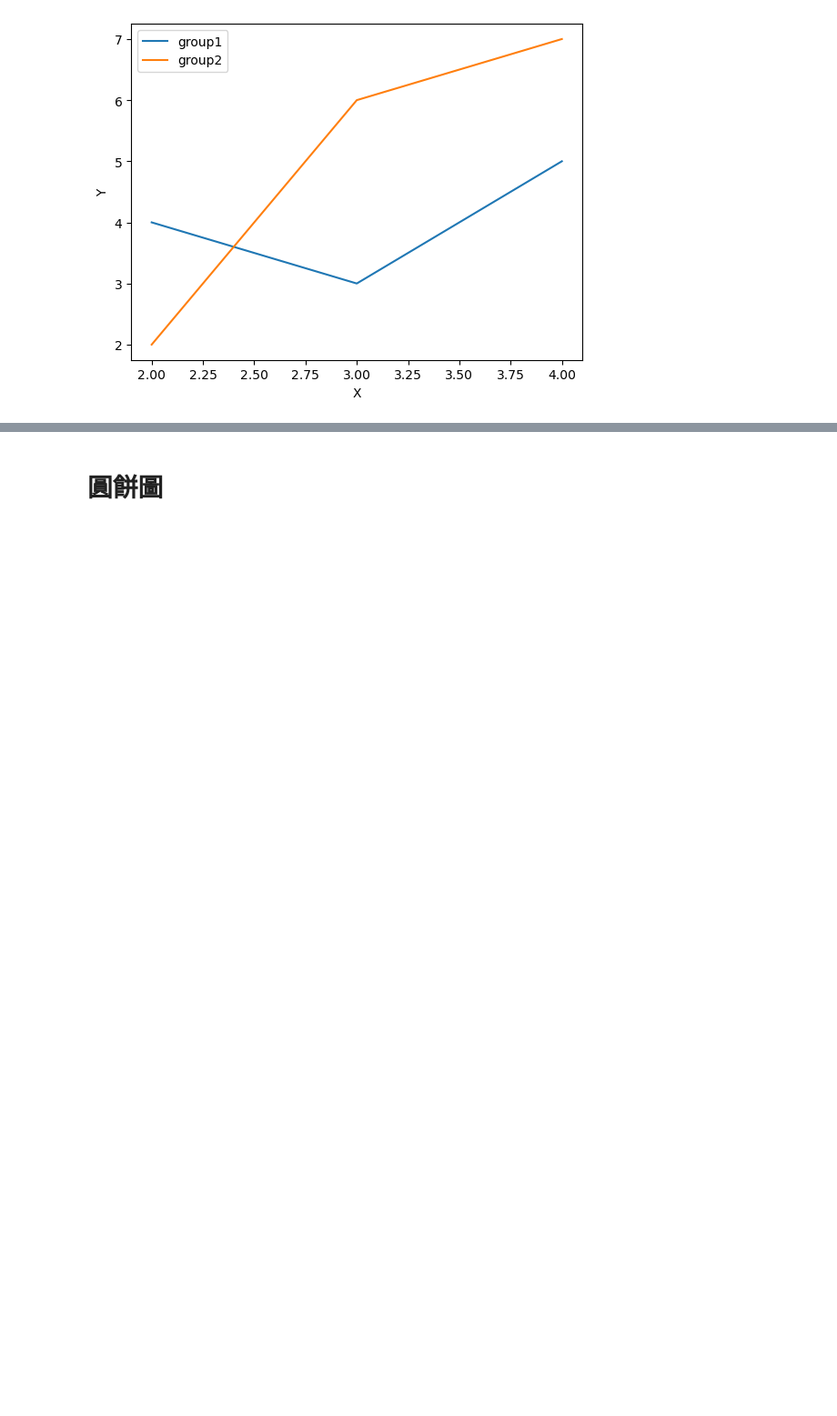
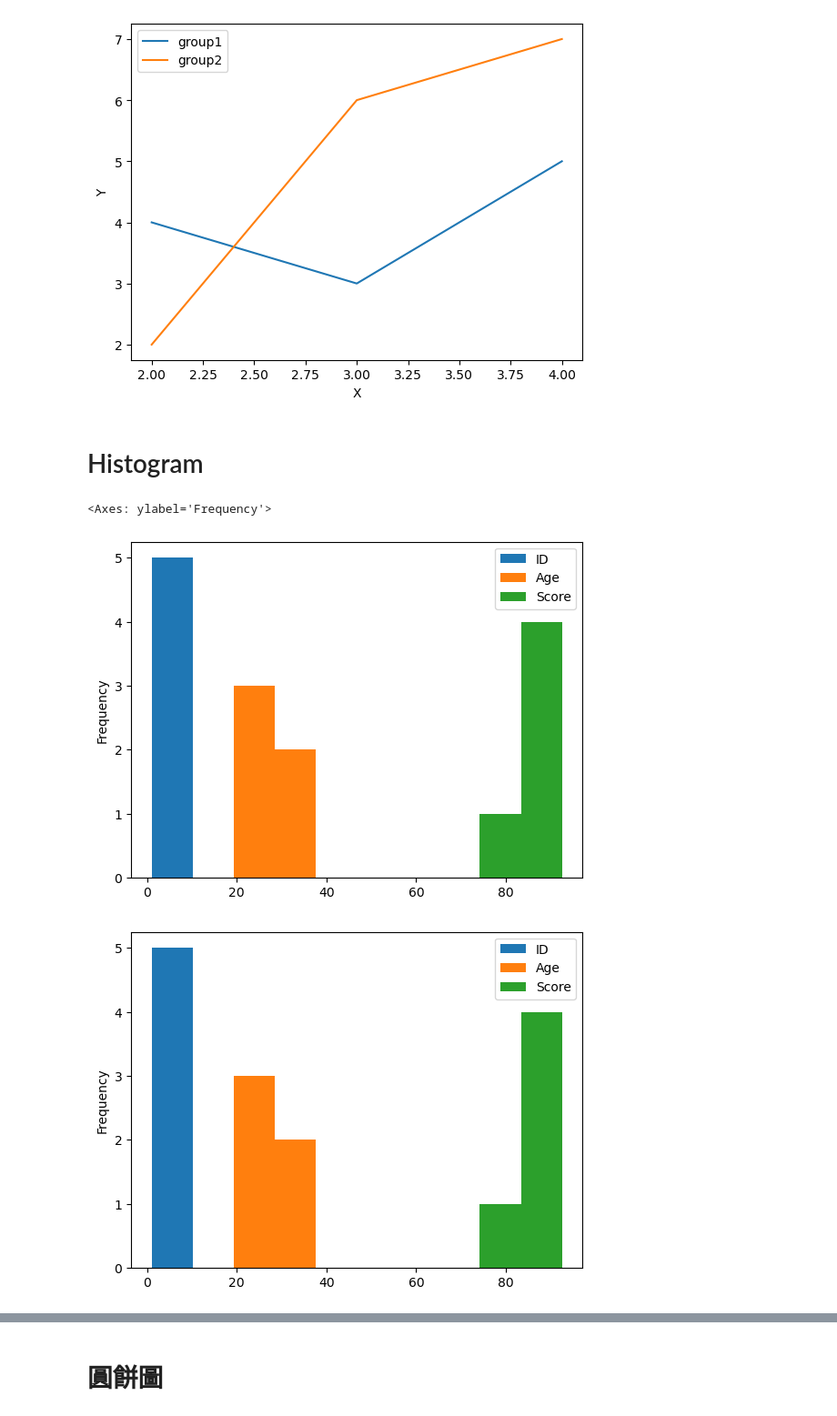
Before and after one commit to benson1231/DataScience, a Jupyter notebook: Python/matplotlib.ipynb, the cells around one changed output, grey strips where cells are left out. Shown: that part at 91% size. Cells and saved outputs as stored; diff of their text form; code cells hidden in the pictures; blank space fills up the shorter version.

```diff
--- a/Python/matplotlib.ipynb
+++ b/Python/matplotlib.ipynb
@@ -14,3 +44,12 @@ plt.ylabel("Y")
 plt.show()
 # %% [output]
 [figure]
+# %% [markdown]
+# Histogram
+# %%
+df.plot(kind= "hist")
+# df.plot.hist()
+# %% [output]
+<Axes: ylabel='Frequency'>
+[figure, added]
+[figure, added]
```
Also changed, not shown: parts of 15 cells of this notebook, 7 other files.
